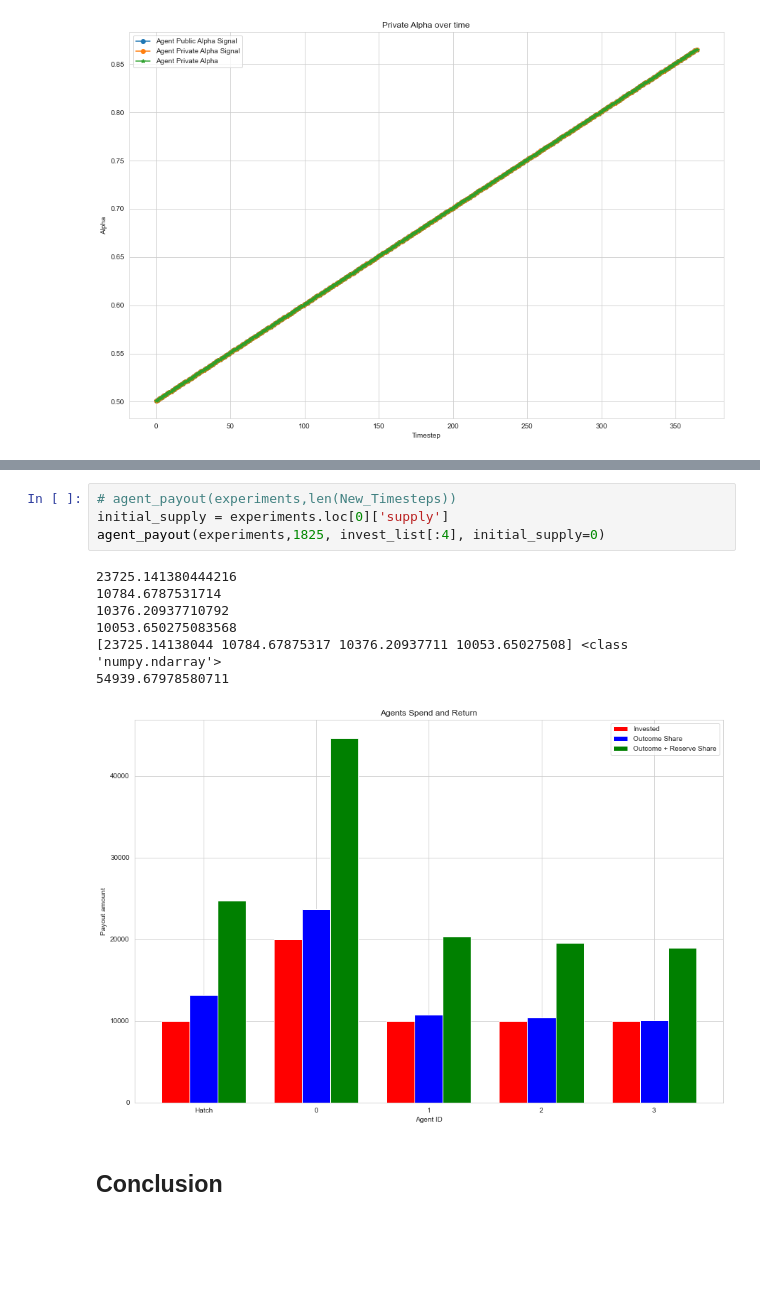
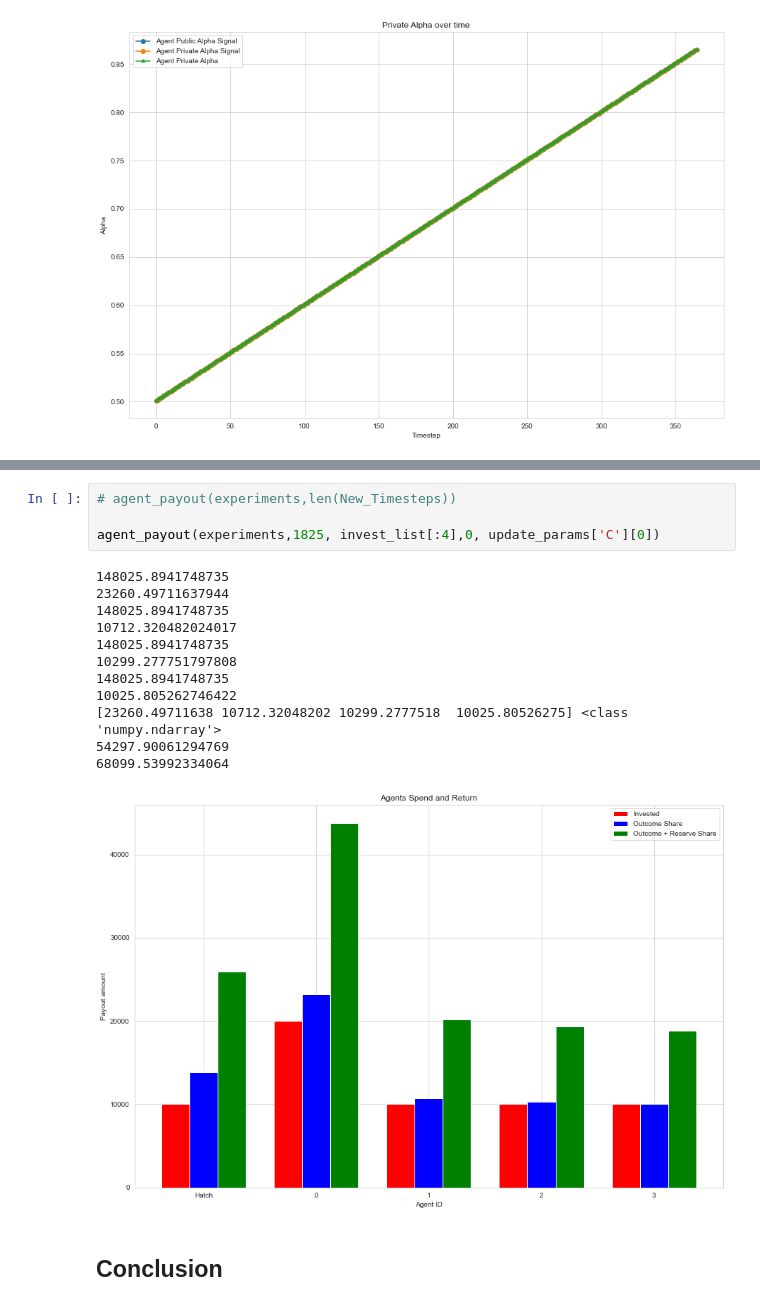
Before and after one commit to BlockScience/Risk-Adjusted-Bonding-Curves, a Jupyter notebook: Pilot/Chimple_Pilot.ipynb, the cells around one changed output, grey strips where cells are left out. Saved outputs shown, nothing was run; the diff lists cells and outputs as text; blank space fills up the shorter version.

```diff
--- a/Pilot/Chimple_Pilot.ipynb
+++ b/Pilot/Chimple_Pilot.ipynb
@@ -360,15 +377,20 @@ price(experiments,'Price',len(New_Timesteps))
 # %%
 # agent_payout(experiments,len(New_Timesteps))
-initial_supply = experiments.loc[0]['supply']
-agent_payout(experiments,1825, invest_list[:4], initial_supply=0)
+
+agent_payout(experiments,1825, invest_list[:4],0, update_params['C'][0])
 # %% [output]
-23725.141380444216
-10784.6787531714
-10376.20937710792
-10053.650275083568
-[23725.14138044 10784.67875317 10376.20937711 10053.65027508] <class 'numpy.ndarray'>
-54939.67978580711
+148025.8941748735
+23260.49711637944
+148025.8941748735
+10712.320482024017
+148025.8941748735
+10299.277751797808
+148025.8941748735
+10025.805262746422
+[23260.49711638 10712.32048202 10299.2777518  10025.80526275] <class 'numpy.ndarray'>
+54297.90061294769
+68099.53992334064
-[figure, old version]
+[figure, new version]
 # %% [markdown]
 ## Conclusion
 # %% [markdown]
```
Also changed, not shown: parts of 12 cells of this notebook, 3 other files.
